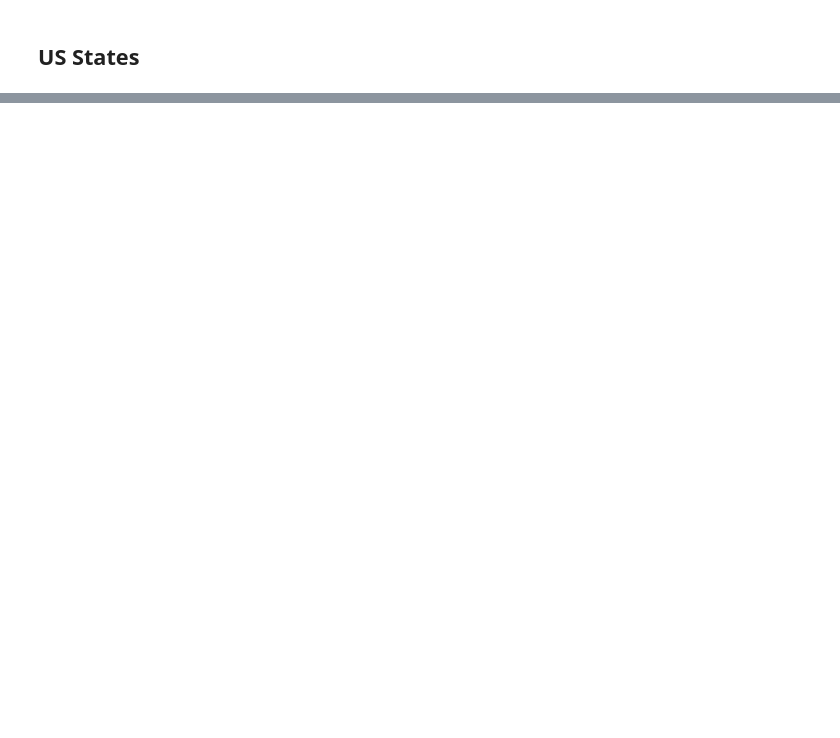
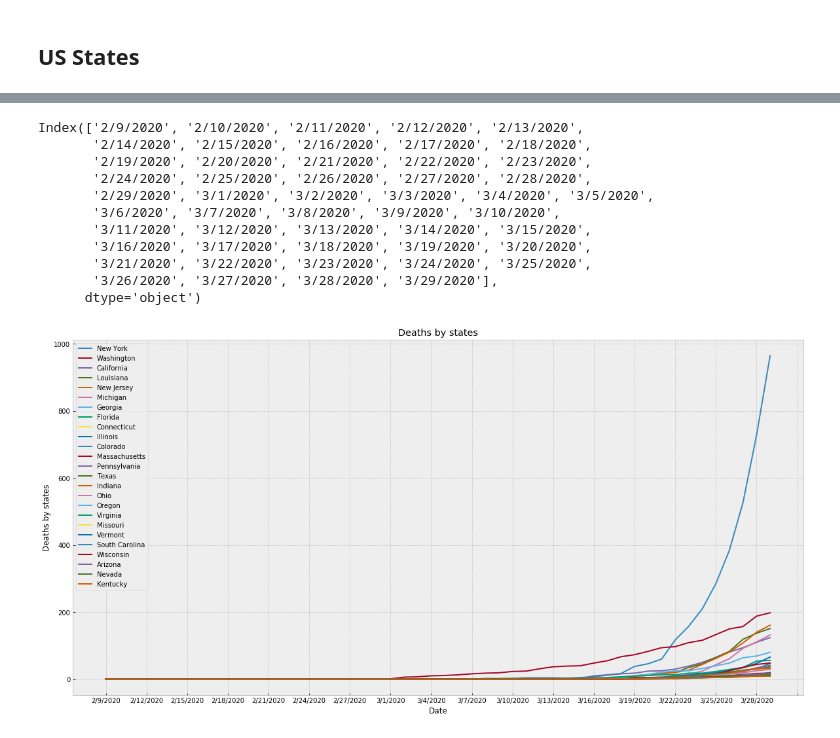
Before and after one commit to olivewong/COVID-19, a Jupyter notebook: COVID Graphs.ipynb, the cells around one changed output, grey strips where cells are left out. Saved outputs shown, nothing was run; the diff lists cells and outputs as text; code cells hidden in the pictures; blank space fills up the shorter version.

```diff
--- a/COVID Graphs.ipynb
+++ b/COVID Graphs.ipynb
@@ -94,3 +187,35 @@ plot_place(countries,
+# %%
+deaths_states = us_deaths_df.groupby('Province_State', squeeze=True).sum().reset_index()
+
+# Select date range where
+# start_date_idx: 0=1/22, 32=2/19 etc
+start_date_idx = 30
+dates = us_deaths_df.columns[start_date_idx:-1]
+print(dates)
+
+# Show regions with highest number of cases 1 week ago
+num_regions = 25
+deaths_states = deaths_states.nlargest(num_regions, dates[-5])
+
+# Plot countries/provinces in selected range
+plot_place(deaths_states,
+           "Province_State",
+           dates,
+           ylabel="Deaths by states",
+           title="Deaths by states")
+# %% [output]
+Index(['2/9/2020', '2/10/2020', '2/11/2020', '2/12/2020', '2/13/2020',
+       '2/14/2020', '2/15/2020', '2/16/2020', '2/17/2020', '2/18/2020',
+       '2/19/2020', '2/20/2020', '2/21/2020', '2/22/2020', '2/23/2020',
+       '2/24/2020', '2/25/2020', '2/26/2020', '2/27/2020', '2/28/2020',
+       '2/29/2020', '3/1/2020', '3/2/2020', '3/3/2020', '3/4/2020', '3/5/2020',
+       '3/6/2020', '3/7/2020', '3/8/2020', '3/9/2020', '3/10/2020',
+       '3/11/2020', '3/12/2020', '3/13/2020', '3/14/2020', '3/15/2020',
+       '3/16/2020', '3/17/2020', '3/18/2020', '3/19/2020', '3/20/2020',
+       '3/21/2020', '3/22/2020', '3/23/2020', '3/24/2020', '3/25/2020',
+       '3/26/2020', '3/27/2020', '3/28/2020', '3/29/2020'],
+      dtype='object')
+[figure, added]
 # %%
 states = active_cases_df[active_cases_df['Country/Region'].eq("US")]
 
```
Also changed, not shown: parts of 9 cells of this notebook, 1 other file.
